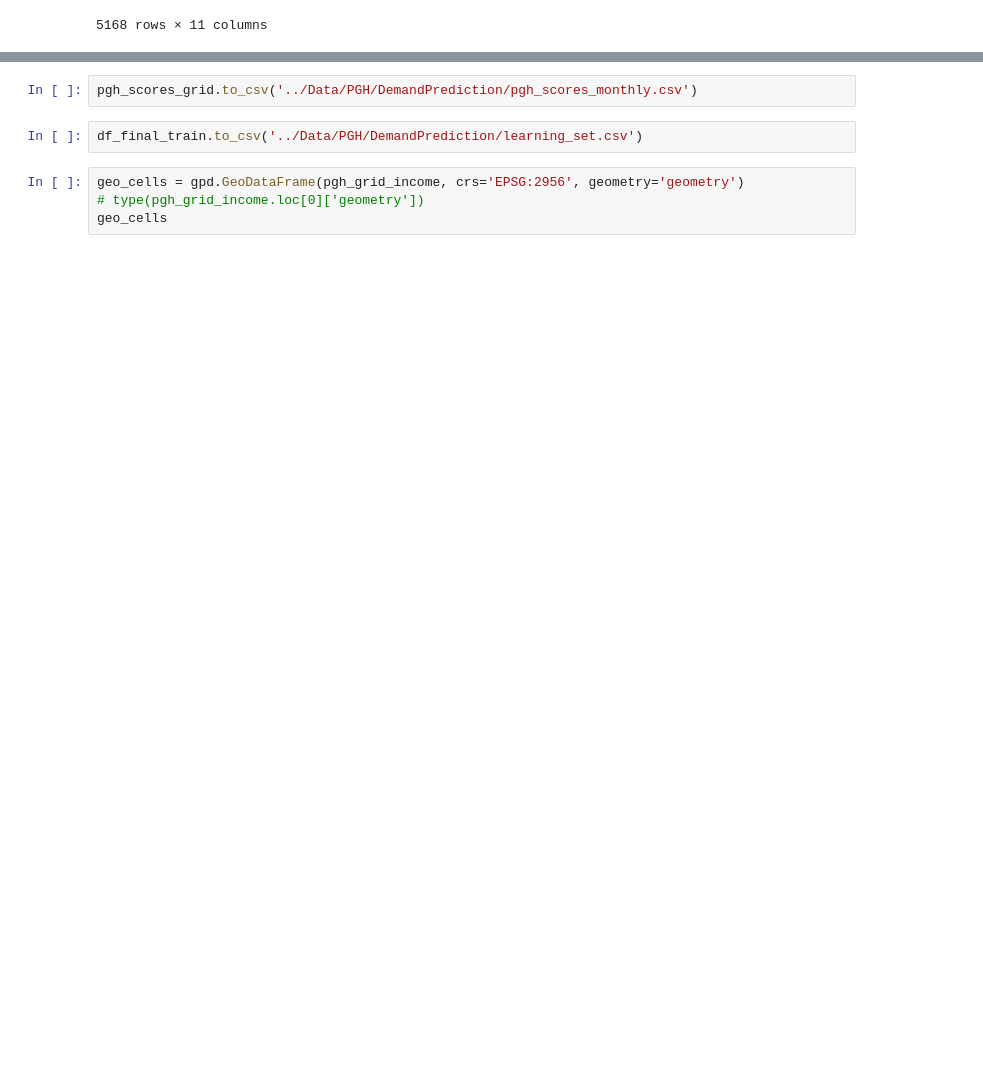
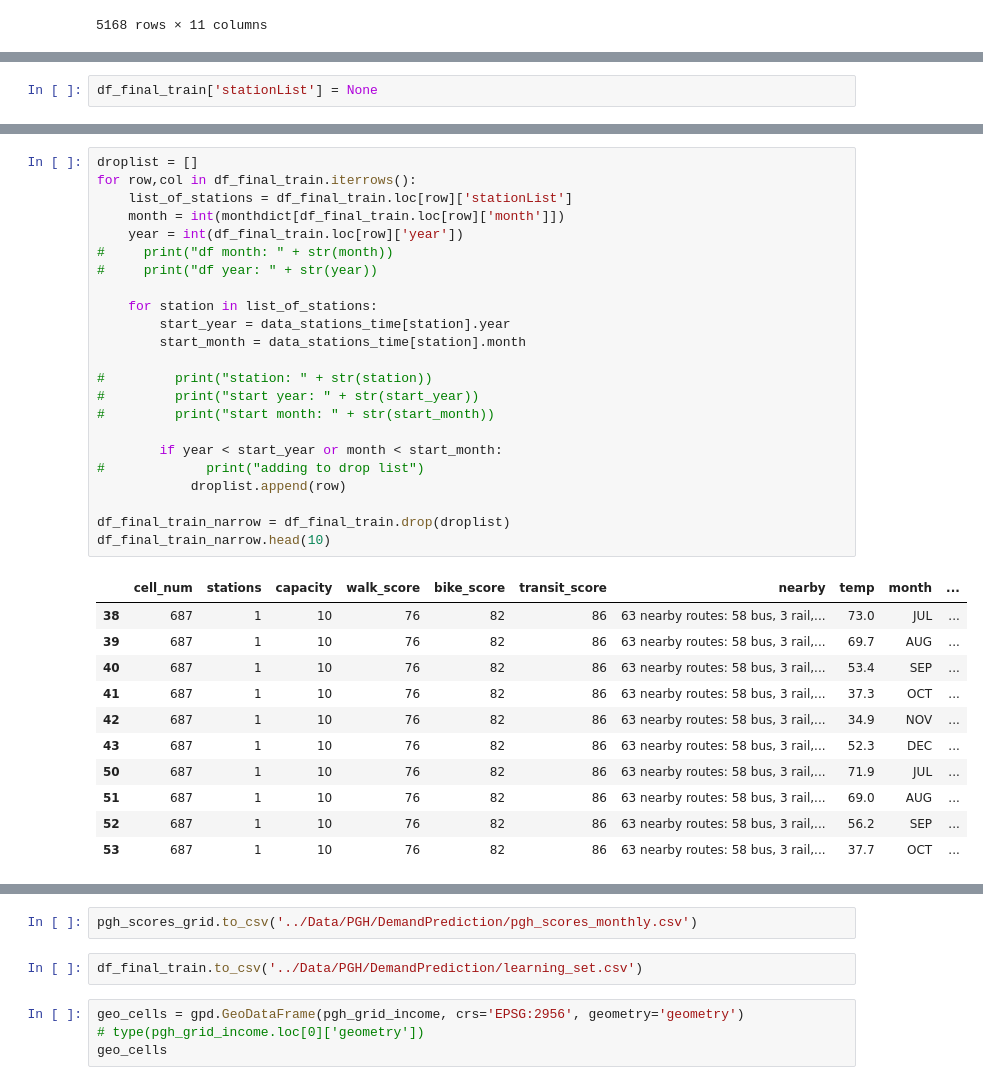
Before and after one commit to katelyn98/HealthyRide-Mapping, a Jupyter notebook: Notebooks/PGH ML DataSet.ipynb, the cells around one changed output, grey strips where cells are left out. Drawn from its saved outputs; the diff is of its cells as text; blank space fills up the shorter version.

```diff
--- a/Notebooks/PGH ML DataSet.ipynb
+++ b/Notebooks/PGH ML DataSet.ipynb
@@ -611,0 +632,2 @@ df_final_train
+# %%
+df_final_train['stationList'] = None
@@ -611,0 +693,35 @@ df_final_train
+# %%
+droplist = []
+for row,col in df_final_train.iterrows():
+    list_of_stations = df_final_train.loc[row]['stationList']
+    month = int(monthdict[df_final_train.loc[row]['month']])
+    year = int(df_final_train.loc[row]['year'])
+#     print("df month: " + str(month))
+#     print("df year: " + str(year))
+
+    for station in list_of_stations:
+        start_year = data_stations_time[station].year
+        start_month = data_stations_time[station].month
+
+#         print("station: " + str(station))
+#         print("start year: " + str(start_year))
+#         print("start month: " + str(start_month))
+
+        if year < start_year or month < start_month:
+#             print("adding to drop list")
+            droplist.append(row)
+
+df_final_train_narrow = df_final_train.drop(droplist)
+df_final_train_narrow.head(10)
+# %% [output]
+|  | cell_num | stations | capacity | walk_score | bike_score | transit_score | nearby | temp | month | ... |
+| 38 | 687 | 1 | 10 | 76 | 82 | 86 | 63 nearby routes: 58 bus, 3 rail,... | 73.0 | JUL | ... |
+| 39 | 687 | 1 | 10 | 76 | 82 | 86 | 63 nearby routes: 58 bus, 3 rail,... | 69.7 | AUG | ... |
+| 40 | 687 | 1 | 10 | 76 | 82 | 86 | 63 nearby routes: 58 bus, 3 rail,... | 53.4 | SEP | ... |
+| 41 | 687 | 1 | 10 | 76 | 82 | 86 | 63 nearby routes: 58 bus, 3 rail,... | 37.3 | OCT | ... |
+| 42 | 687 | 1 | 10 | 76 | 82 | 86 | 63 nearby routes: 58 bus, 3 rail,... | 34.9 | NOV | ... |
+| 43 | 687 | 1 | 10 | 76 | 82 | 86 | 63 nearby routes: 58 bus, 3 rail,... | 52.3 | DEC | ... |
+| 50 | 687 | 1 | 10 | 76 | 82 | 86 | 63 nearby routes: 58 bus, 3 rail,... | 71.9 | JUL | ... |
+| 51 | 687 | 1 | 10 | 76 | 82 | 86 | 63 nearby routes: 58 bus, 3 rail,... | 69.0 | AUG | ... |
+| 52 | 687 | 1 | 10 | 76 | 82 | 86 | 63 nearby routes: 58 bus, 3 rail,... | 56.2 | SEP | ... |
+| 53 | 687 | 1 | 10 | 76 | 82 | 86 | 63 nearby routes: 58 bus, 3 rail,... | 37.7 | OCT | ... |
```
Also changed, not shown: parts of 18 cells of this notebook, 3 other files.
